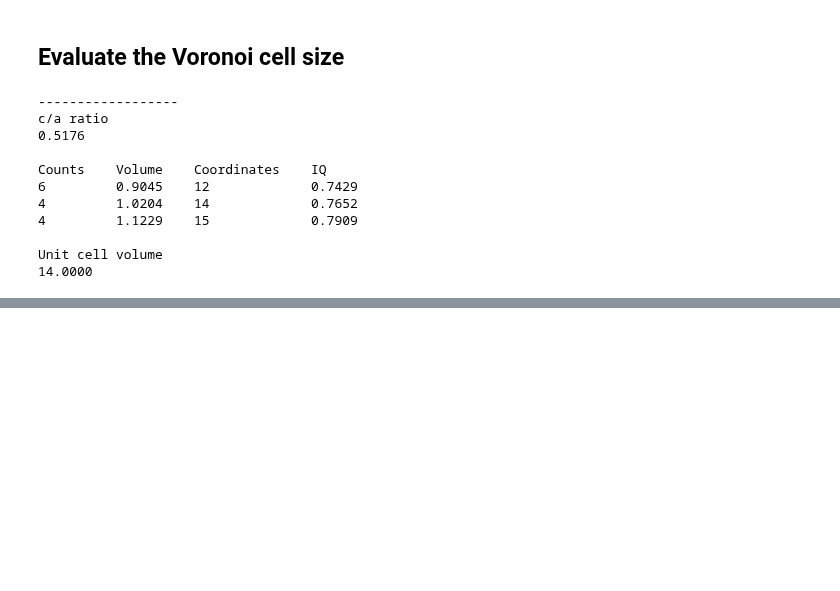
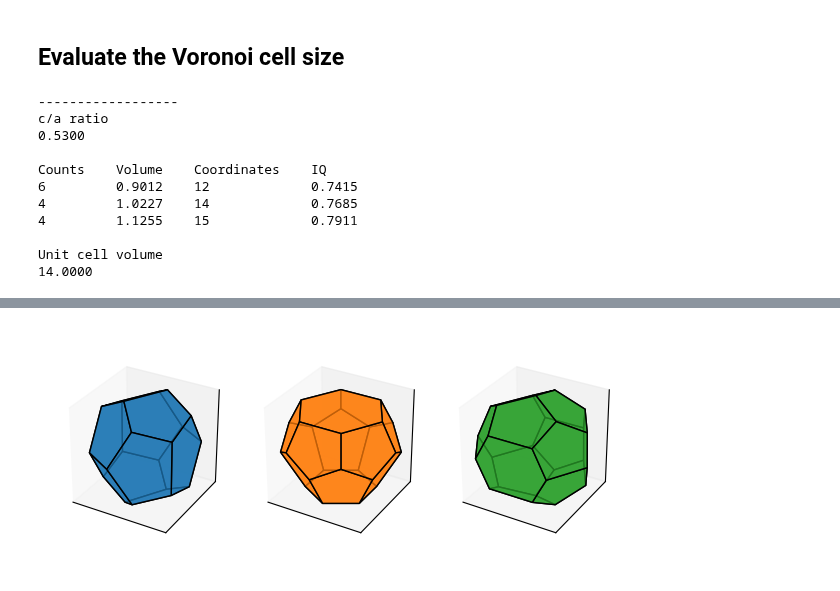
Before and after one commit to ch-tung/QC_scattering, a Jupyter notebook: test_FK-Z_ca_ratio_voronoi.ipynb, the cells around one changed output, grey strips where cells are left out. Drawn from its saved outputs; the diff is of its cells as text; code cells hidden in the pictures; blank space fills up the shorter version.

Commit message:
render stacked Voronoi cells

```diff
--- a/test_FK-Z_ca_ratio_voronoi.ipynb
+++ b/test_FK-Z_ca_ratio_voronoi.ipynb
@@ -49,6 +48,7 @@ n_y = 1
 n_layers = 1
 
 r_ac_sigma = np.sqrt((1+np.sqrt(3)/2)**2+0.5**2)
+r_ac_sigma = 1/0.530
 r_ca = [1/r_ac_sigma]
 
 
@@ -57,7 +57,7 @@ for i_r, r in enumerate(r_ca):
     l_c = 1*np.sqrt((1+np.sqrt(3)/2)**2+0.5**2)*r
 #     print(l_c)
 
-    # Generate a FK sigma primitive unit cell
+    # Generate a FK Z primitive unit cell
     c_layer_Z = c_Z(n_x,n_y,Ratio_ca=1/r)
     c_rod = stack_coords([shift_coords(c_layer_Z, np.array([0,0,l_c])*s) for s in range(n_layers)])
 
@@ -80,6 +80,9 @@ for i_r, r in enumerate(r_ca):
     unique_volume, inices, counts = np.unique(list_volume_round,return_counts=True,return_index=True)
     unique_volume_reduced = unique_volume*np.sum(counts)/np.sum(counts*unique_volume)
     unique_adjacency = np.array(list_coords)[inices]
+
+    # list of reduced cell volumes
+    list_volume_reduced = np.array(list_volume)*np.sum(counts)/np.sum(counts*unique_volume)
 
     # Isoperimetric quotient (IQ)
     unique_IQ = []
@@ -111,21 +114,22 @@ for i_r, r in enumerate(r_ca):
 # %% [output]
 ------------------
 c/a ratio
-0.5176
+0.5300
 
 Counts    Volume    Coordinates    IQ
-6         0.9045    12             0.7429
-4         1.0204    14             0.7652
-4         1.1229    15             0.7909
+6         0.9012    12             0.7415
+4         1.0227    14             0.7685
+4         1.1255    15             0.7911
 
 Unit cell volume
 14.0000
 # %%
-n_x = 1
-n_y = 1
-n_layers = 1
+n_x = 3
+n_y = 2
+n_layers = 2
 
 r_ac_sigma = np.sqrt((1+np.sqrt(3)/2)**2+0.5**2)
+r_ac_sigma = 1/0.530
 r_ca = [1/r_ac_sigma]
 
 
@@ -141,6 +145,8 @@ for i_r, r in enumerate(r_ca):
     l = 1.0
     bounds = np.array([[0,n_x*l],[0,n_y*np.sqrt(3)*l],[0,n_layers*l_c]])
     points = np.vstack(c_rod)
+    L = bounds[:,1]-bounds[:,0]
+    points = points-np.floor(points/L)*L
 
     # Call pyvoro.compute_voronoi function to evaluate the Voronoi tessellations
     voro = pyvoro.compute_voronoi(points,bounds,0.7,periodic=[True]*3)
@@ -158,7 +164,10 @@ for i_r, r in enumerate(r_ca):
     unique_volume_reduced = unique_volume*np.sum(counts)/np.sum(counts*unique_volume)
     unique_adjacency = np.array(list_coords)[inices]
 
-fig = plt.figure(figsize=(6,2))
+    # list of reduced cell volumes
+    list_volume_reduced = np.array(list_volume)*np.sum(counts)/np.sum(counts*unique_volume)
+
+fig = plt.figure(figsize=(6,2.5))
 colors = ['C0','C1','C2','C3','C4']
 box_size = 0.3
 
@@ -194,0 +202 @@ plt.show()
+[figure, added]
```
Also changed, not shown: parts of 4 cells of this notebook.
